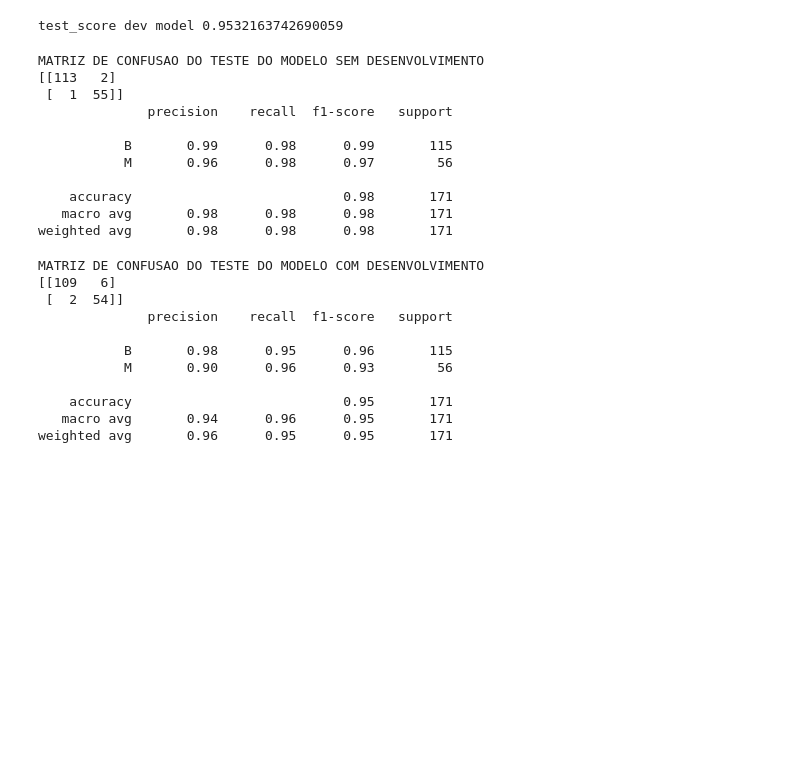
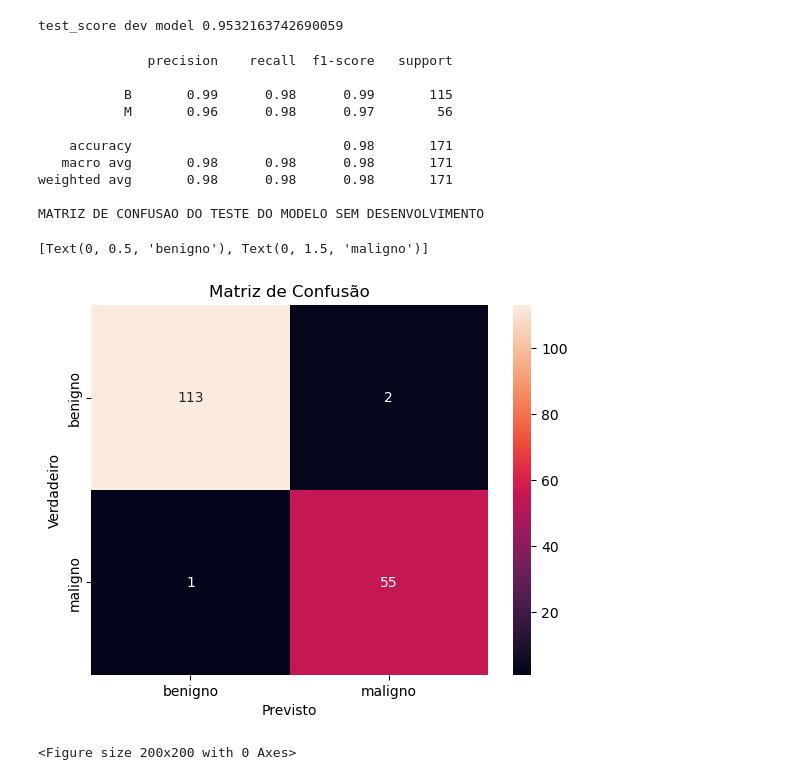
Before and after one commit to lucasbraga3/RedesNeurais, a Jupyter notebook: RedeNeural.ipynb, the cells around one changed output. Drawn from its saved outputs; the diff is of its cells as text; code cells hidden in the pictures; blank space fills up the shorter version.

```diff
--- a/RedeNeural.ipynb
+++ b/RedeNeural.ipynb
@@ -140,33 +151,28 @@ testscore = accuracy_score(y_test,predict_testdev)
 print("test_score dev model", testscore)
 # %% [output]
 test_score dev model 0.9532163742690059
-# %%
-print("MATRIZ DE CONFUSAO DO TESTE DO MODELO SEM DESENVOLVIMENTO");print(confusion_matrix(y_testnodev,predict_test))
-print(classification_report(y_testnodev,predict_test))
-# %% [output]
-MATRIZ DE CONFUSAO DO TESTE DO MODELO SEM DESENVOLVIMENTO
-[[113   2]
- [  1  55]]
-              precision    recall  f1-score   support
-
-           B       0.99      0.98      0.99       115
-           M       0.96      0.98      0.97        56
-
-    accuracy                           0.98       171
-   macro avg       0.98      0.98      0.98       171
-weighted avg       0.98      0.98      0.98       171
-# %%
-print("MATRIZ DE CONFUSAO DO TESTE DO MODELO COM DESENVOLVIMENTO");print(confusion_matrix(y_test,predict_testdev))
-print(classification_report(y_test,predict_testdev,zero_division=1))
-# %% [output]
-MATRIZ DE CONFUSAO DO TESTE DO MODELO COM DESENVOLVIMENTO
-[[109   6]
- [  2  54]]
-              precision    recall  f1-score   support
-
-           B       0.98      0.95      0.96       115
-           M       0.90      0.96      0.93        56
-
-    accuracy                           0.95       171
-   macro avg       0.94      0.96      0.95       171
-weighted avg       0.96      0.95      0.95       171
+# %%
+import seaborn as sn
+print(classification_report(y_testnodev,predict_test))
+confmat = confusion_matrix(y_testnodev,predict_test)
+print("MATRIZ DE CONFUSAO DO TESTE DO MODELO SEM DESENVOLVIMENTO")
+ax= plt.subplot()
+plt.figure(figsize = confmat.shape)
+sn.heatmap(confmat, annot=True, fmt='d', ax=ax)
+ax.set_xlabel('Previsto');ax.set_ylabel('Verdadeiro');
+ax.set_title('Matriz de Confusão')
+ax.xaxis.set_ticklabels(['benigno', 'maligno']); ax.yaxis.set_ticklabels(['benigno', 'maligno'])
+# %% [output]
+              precision    recall  f1-score   support
+
+           B       0.99      0.98      0.99       115
+           M       0.96      0.98      0.97        56
+
+    accuracy                           0.98       171
+   macro avg       0.98      0.98      0.98       171
+weighted avg       0.98      0.98      0.98       171
+
+MATRIZ DE CONFUSAO DO TESTE DO MODELO SEM DESENVOLVIMENTO
+[Text(0, 0.5, 'benigno'), Text(0, 1.5, 'maligno')]
+[figure, added]
+<Figure size 200x200 with 0 Axes>
```
Also changed, not shown: parts of 4 cells of this notebook.
